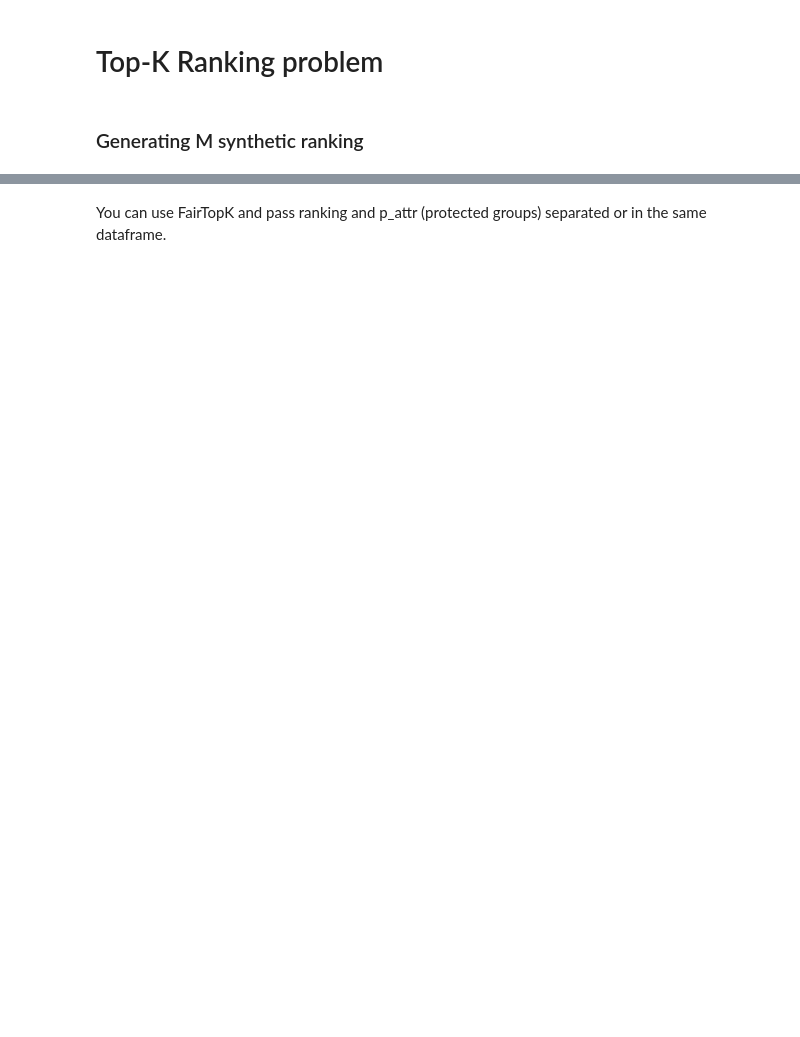
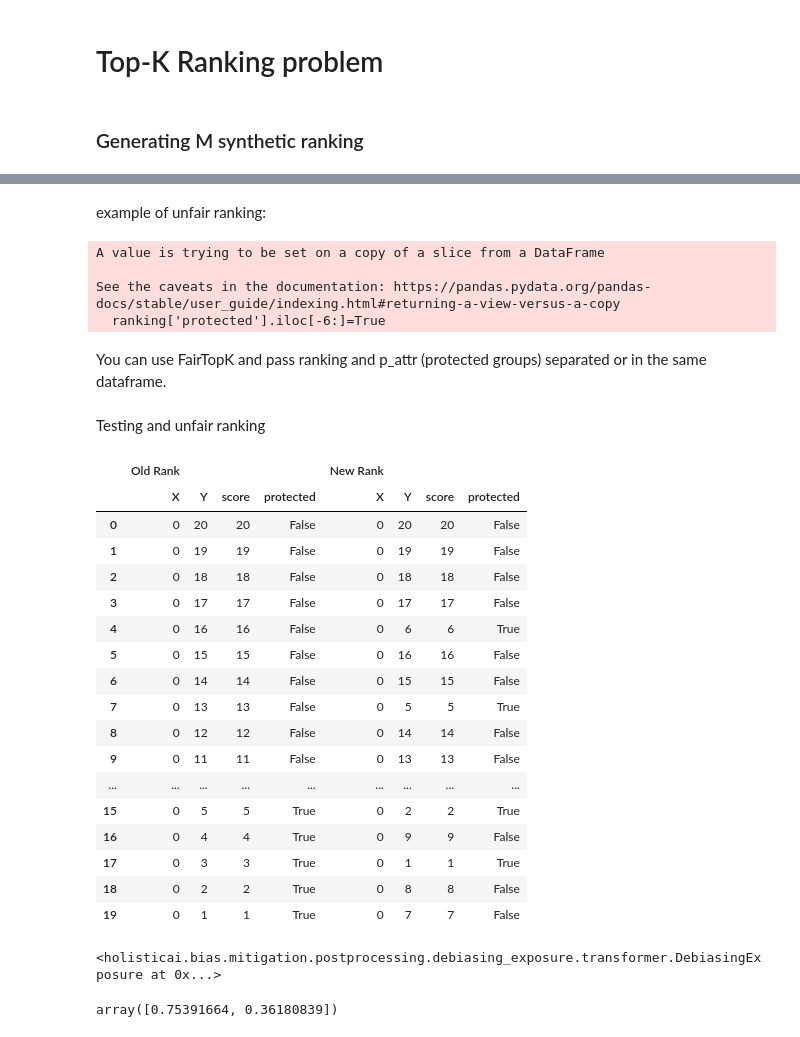
Before and after one commit to holistic-ai/holisticai-old, a Jupyter notebook: tutorials/mitigating_bias_tutorials/mitigating_bias_recommender_search.ipynb, the cells around one changed output, grey strips where cells are left out. Drawn from its saved outputs; the diff is of its cells as text; code cells hidden in the pictures; blank space fills up the shorter version.

```diff
--- a/tutorials/mitigating_bias_tutorials/mitigating_bias_recommender_search.ipynb
+++ b/tutorials/mitigating_bias_tutorials/mitigating_bias_recommender_search.ipynb
@@ -89,3 +38,20 @@ result
+# %% [markdown]
+example of unfair ranking:
+# %%
+def create_unfair_example():
+    """
+    Setting an unfair ranking where protected group examples are only the last 6 results.
+    """
+    ranking['protected']=False
+    ranking['protected'].iloc[-6:]=True
+    return ranking
+
+unfair_ranking = create_unfair_example()
+# %% [output]
+A value is trying to be set on a copy of a slice from a DataFrame
+
+See the caveats in the documentation: https://pandas.pydata.org/pandas-docs/stable/user_guide/indexing.html#returning-a-view-versus-a-copy
+  ranking['protected'].iloc[-6:]=True
 # %% [markdown]
 You can use FairTopK  and pass ranking and p_attr (protected groups) separated or in the same dataframe.
 # %%
@@ -112,0 +80,32 @@ re_rankings = fs.transform(rankings, p_attr=p_attr)
+# %% [markdown]
+Testing and unfair ranking
+# %%
+re_ranking = fs.transform(unfair_ranking)
+
+def compare_results(old , new):
+    old = old.copy()
+    new = new.copy()
+    old.columns = pd.MultiIndex.from_tuples([['Old Rank',col] for col in old.columns])
+    new.columns = pd.MultiIndex.from_tuples([['New Rank',col] for col in new.columns])
+    return pd.concat([old.reset_index(drop=True),new.reset_index(drop=True)], axis=1)
+
+compare_results(unfair_ranking , re_ranking)
+# %% [output]
+|  | Old Rank |  |  |  | New Rank |  |  |  |
+|  | X | Y | score | protected | X | Y | score | protected |
+| 0 | 0 | 20 | 20 | False | 0 | 20 | 20 | False |
+| 1 | 0 | 19 | 19 | False | 0 | 19 | 19 | False |
+| 2 | 0 | 18 | 18 | False | 0 | 18 | 18 | False |
+| 3 | 0 | 17 | 17 | False | 0 | 17 | 17 | False |
+| 4 | 0 | 16 | 16 | False | 0 | 6 | 6 | True |
+| 5 | 0 | 15 | 15 | False | 0 | 16 | 16 | False |
+| 6 | 0 | 14 | 14 | False | 0 | 15 | 15 | False |
+| 7 | 0 | 13 | 13 | False | 0 | 5 | 5 | True |
+| 8 | 0 | 12 | 12 | False | 0 | 14 | 14 | False |
+| 9 | 0 | 11 | 11 | False | 0 | 13 | 13 | False |
+| ... | ... | ... | ... | ... | ... | ... | ... | ... |
+| 15 | 0 | 5 | 5 | True | 0 | 2 | 2 | True |
+| 16 | 0 | 4 | 4 | True | 0 | 9 | 9 | False |
+| 17 | 0 | 3 | 3 | True | 0 | 1 | 1 | True |
+| 18 | 0 | 2 | 2 | True | 0 | 8 | 8 | False |
+| 19 | 0 | 1 | 1 | True | 0 | 7 | 7 | False |
@@ -112,0 +121,20 @@ re_rankings = fs.transform(rankings, p_attr=p_attr)
+# %%
+# create the DebiasingExposure class
+dtr = DebiasingExposure(group_col="protected",
+                        query_col = 'X',
+                        doc_col = 'Y',
+                        feature_cols = ['score', 'protected'],
+                        score_col = 'score',
+                        gamma=2,
+                        number_of_iterations=100,
+                        standardize=True,
+                        verbose=1)
+
+# train the model
+dtr.fit(rankings)
+# %% [output]
+<holisticai.bias.mitigation.postprocessing.debiasing_exposure.transformer.DebiasingExposure at 0x...>
+# %%
+dtr._omega # (model weights for 'score' and 'protected' columns)
+# %% [output]
+array([0.75391664, 0.36180839])
```
Also changed, not shown: parts of 21 cells of this notebook, 1 other file.
